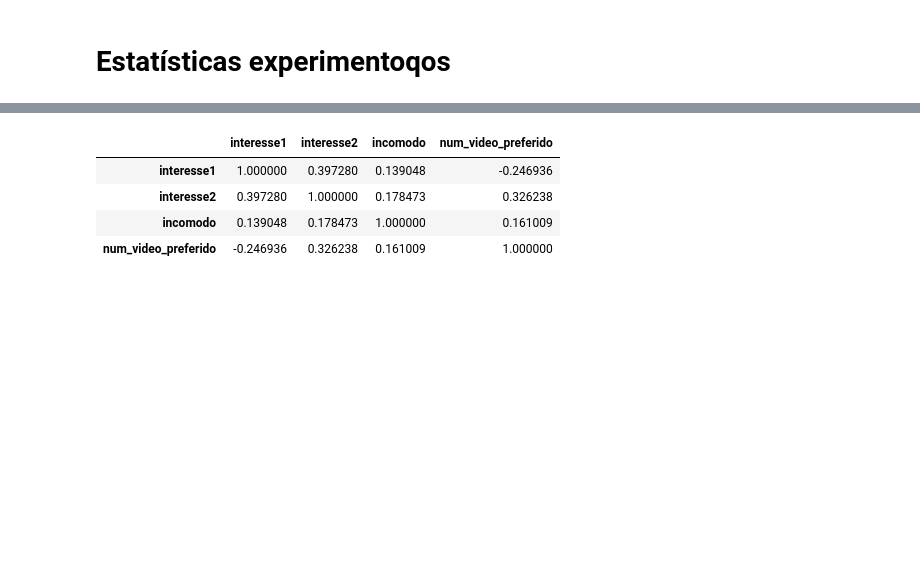
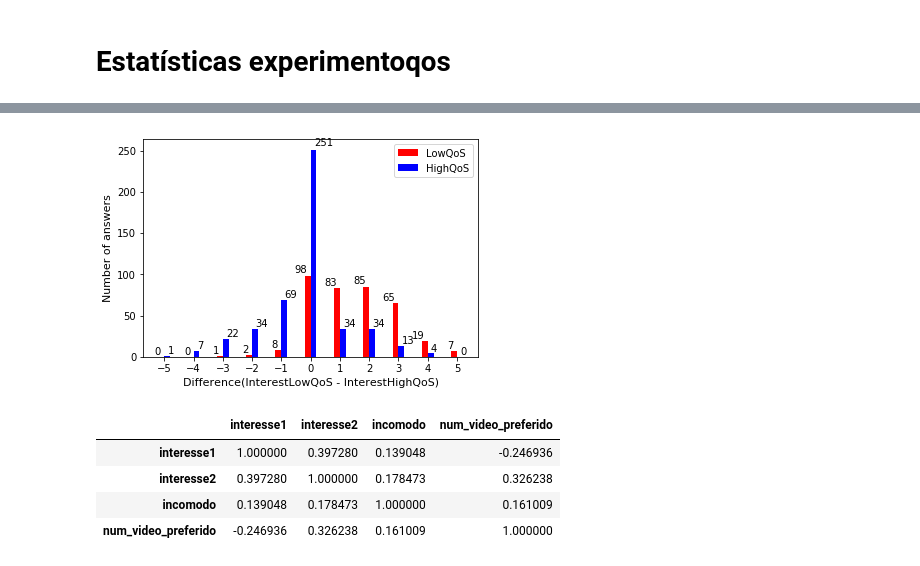
Before and after one commit to mateussnogs/analise_qose_2, a Jupyter notebook: estatísticas.ipynb, the cells around one changed output, grey strips where cells are left out. Drawn from its saved outputs; the diff is of its cells as text; code cells hidden in the pictures; blank space fills up the shorter version.

```diff
--- a/estatísticas.ipynb
+++ b/estatísticas.ipynb
@@ -144,3 +138,32 @@ plt.show()
+# %%
+# gráfico de cima para cada sessão, so descomentar a sessao requerida.
+# Obs: Nao considero os da versao em ingles porque as sessoes sao diferentes
+
+#separo da versao em ingles
+pt_br = feedbacks_stress[ feedbacks_stress['english'] == 0 ]
+dif_pref(pt_br)
+#sessao 1
+# dif_pref(feedbacks_stress[ feedbacks_stress['num_sessao']== 1])
+
+#sessao 2
+# dif_pref(feedbacks_stress[ feedbacks_stress['num_sessao']== 2])
+
+#sessao 3
+# dif_pref(feedbacks_stress[ feedbacks_stress['num_sessao']== 3])
+
+#sessao 4
+# dif_pref(feedbacks_stress[ feedbacks_stress['num_sessao']== 4])
+
+#sessao 5
+# dif_pref(feedbacks_stress[ feedbacks_stress['num_sessao']== 5])
+
+#sessao 6
+# dif_pref(feedbacks_stress[ feedbacks_stress['num_sessao']== 6])
+
+#sessao 7
+# dif_pref(feedbacks_stress[ feedbacks_stress['num_sessao']== 7])
+# %% [output]
+[figure, added]
 # %%
 feeds_cor = feedbacks_stress[['interesse1', 'interesse2', 'incomodo', 'num_video_preferido']]
 # pd.plotting.scatter_matrix(feeds_cor, figsize=(8, 8))
```
Also changed, not shown: parts of 4 cells of this notebook, 1 other file.
